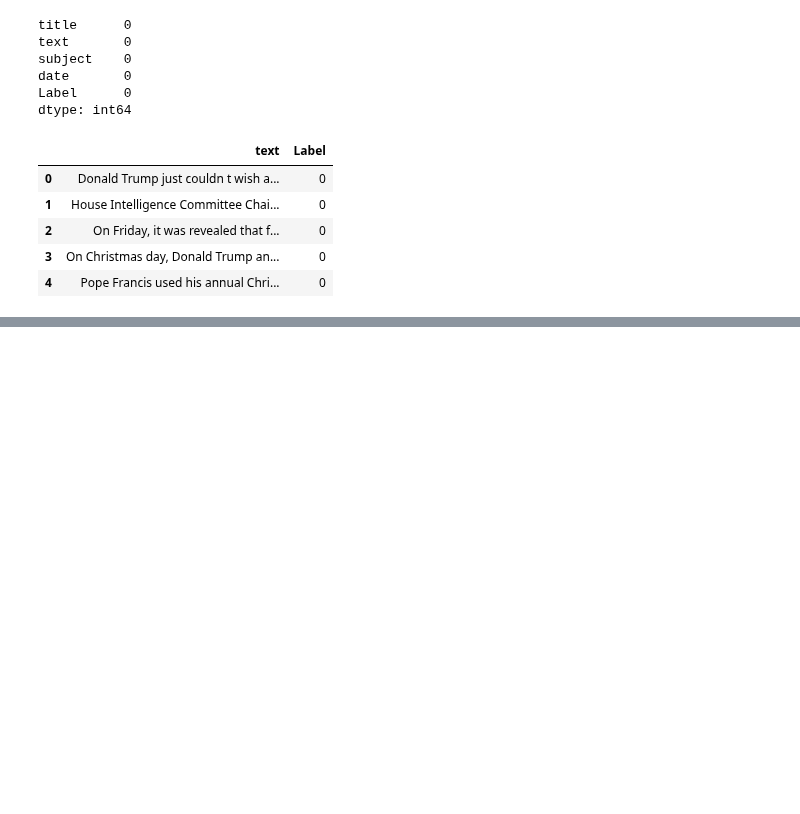
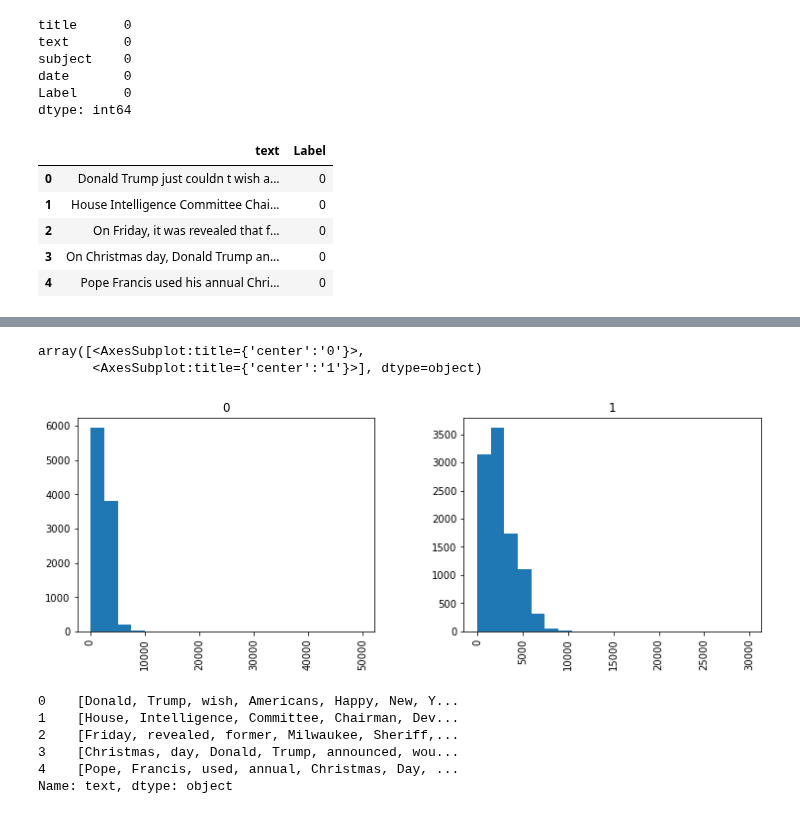
Before and after one commit to nainikaB/fakenews_identifier, a Jupyter notebook: Fake_Real_News.ipynb, the cells around one changed output, grey strips where cells are left out. Drawn from its saved outputs; the diff is of its cells as text; code cells hidden in the pictures; blank space fills up the shorter version.

```diff
--- a/Fake_Real_News.ipynb
+++ b/Fake_Real_News.ipynb
@@ -147,0 +169,7 @@ newsData.head()
+# %%
+# checking to see if length plays a role
+newsData.hist(column='length', by='Label', bins=20,figsize=(12,4))
+# %% [output]
+array([<AxesSubplot:title={'center':'0'}>,
+       <AxesSubplot:title={'center':'1'}>], dtype=object)
+[figure, added]
@@ -147,0 +197,9 @@ newsData.head()
+# %%
+newsData['text'].head(5).apply(text_preprocessing)
+# %% [output]
+0    [Donald, Trump, wish, Americans, Happy, New, Y...
+1    [House, Intelligence, Committee, Chairman, Dev...
+2    [Friday, revealed, former, Milwaukee, Sheriff,...
+3    [Christmas, day, Donald, Trump, announced, wou...
+4    [Pope, Francis, used, annual, Christmas, Day, ...
+Name: text, dtype: object
```
Also changed, not shown: parts of 6 cells of this notebook, 1 other file.
